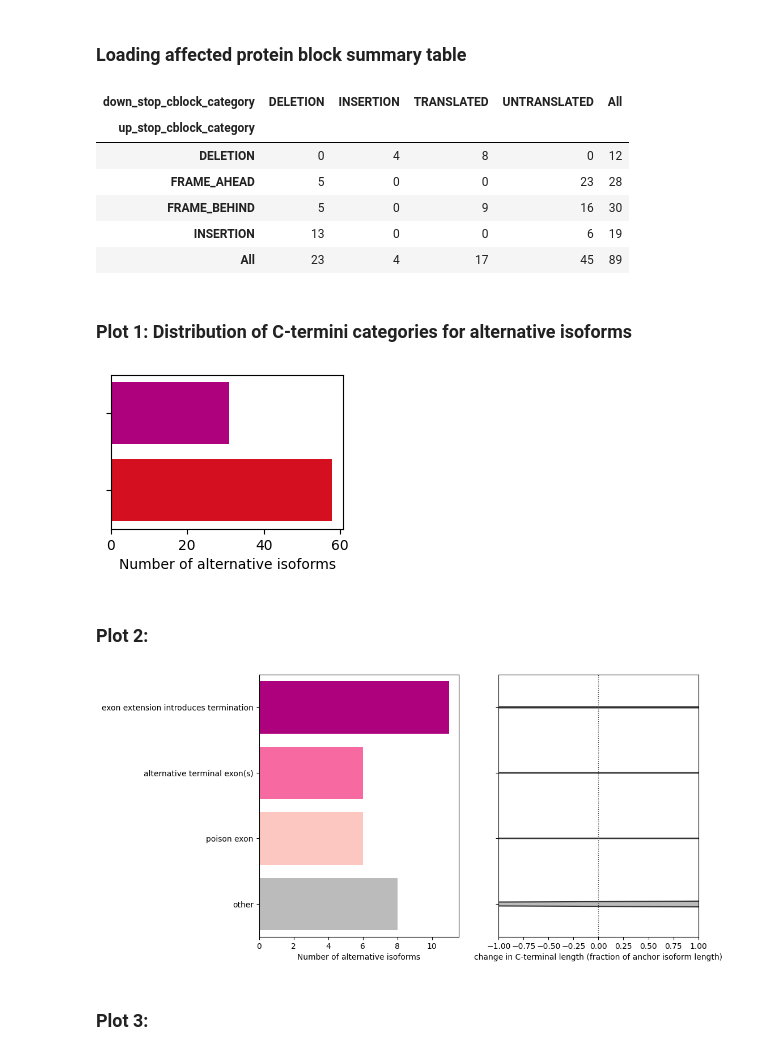
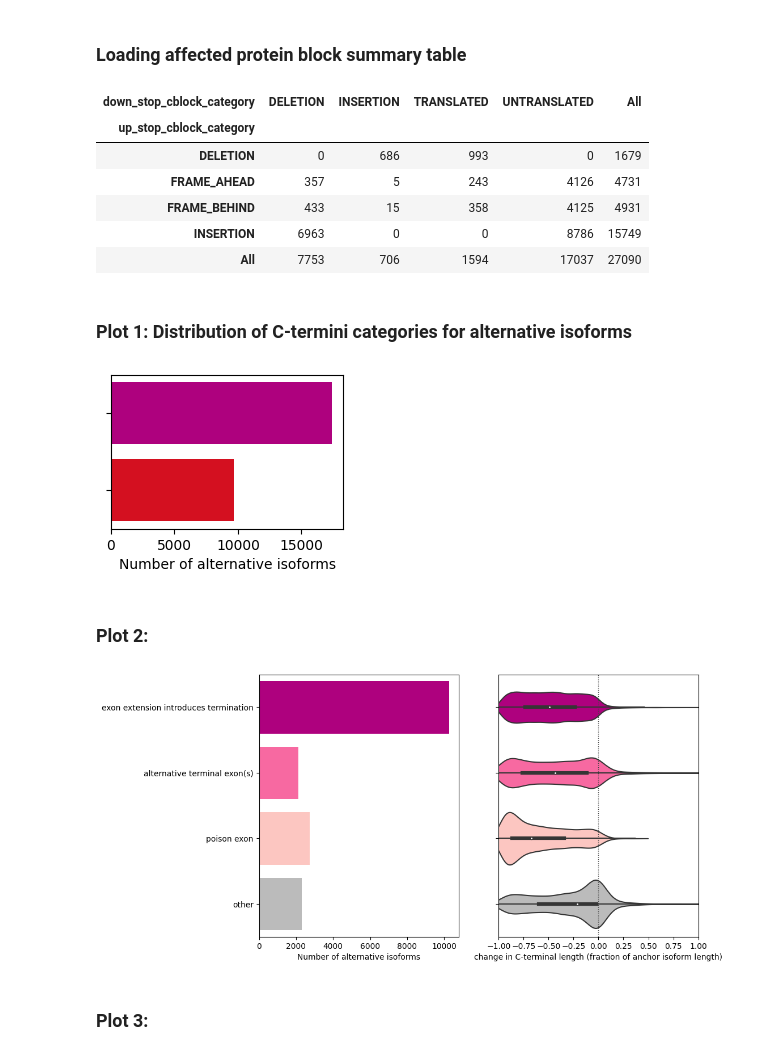
Before and after one commit to sheynkman-lab/biosurfer_analysis, a Jupyter notebook: scripts/c_termini_summary.ipynb, the cells around one changed output. Drawn from its saved outputs; the diff is of its cells as text; code cells hidden in the pictures.

```diff
--- a/scripts/c_termini_summary.ipynb
+++ b/scripts/c_termini_summary.ipynb
@@ -25,3 +29,6 @@ pblocks = pd.read_csv('../B_hybrid_aln_results_toy/pblocks.tsv', sep='\t')
+# %%
+# WTC11
+pblocks = pd.read_csv('../B_hybrid_aln_wtc11/pblocks.tsv', sep='\t')
 # %%
 class CTerminalChange():
     SPLICING = auto()
@@ -46,11 +53,11 @@ display(pd.crosstab(cterm_pblocks['up_stop_cblock_category'], cterm_pblocks['dow
 # %% [output]
 | down_stop_cblock_category | DELETION | INSERTION | TRANSLATED | UNTRANSLATED | All |
 | up_stop_cblock_category |  |  |  |  |  |
-| DELETION | 0 | 4 | 8 | 0 | 12 |
-| FRAME_AHEAD | 5 | 0 | 0 | 23 | 28 |
-| FRAME_BEHIND | 5 | 0 | 9 | 16 | 30 |
-| INSERTION | 13 | 0 | 0 | 6 | 19 |
-| All | 23 | 4 | 17 | 45 | 89 |
+| DELETION | 0 | 686 | 993 | 0 | 1679 |
+| FRAME_AHEAD | 357 | 5 | 243 | 4126 | 4731 |
+| FRAME_BEHIND | 433 | 15 | 358 | 4125 | 4931 |
+| INSERTION | 6963 | 0 | 0 | 8786 | 15749 |
+| All | 7753 | 706 | 1594 | 17037 | 27090 |
 # %% [markdown]
 ### Plot 1: Distribution of C-termini categories for alternative isoforms
 # %%
@@ -71,7 +78,7 @@ display(pd.crosstab(cterm_pblocks['up_stop_cblock_category'], cterm_pblocks['dow
     ax.set(xlabel='Number of alternative isoforms', ylabel=None, yticklabels=[])
     plt.savefig('../E_cterm_plots/cterm-class-counts.svg', dpi=200, facecolor=None)
 # %% [output]
-[figure, old version]
+[figure, new version]
 # %% [markdown]
 ### Plot 2:
 # %%
@@ -97,35 +104,35 @@ splice_subcat_order = tuple(cterm_splice_subcats.keys())
 
 cterm_splice_fig, axs = plt.subplots(1, 2, figsize=(10, 6))
 sns.countplot(
     ax = axs[0],
     data = cterm_pblocks[cterm_pblocks['cterm'] == "SPLICING"],
     y = 'splice_subcat',
     order = splice_subcat_order,
     palette = cterm_splice_palette_dict,
     saturation = 1,
     linewidth = 0,
 )
 axs[0].set(xlabel='Number of alternative isoforms', ylabel=None)
 
 sns.violinplot(
     ax = axs[1],
     data = cterm_pblocks[cterm_pblocks['cterm'] == "SPLICING"],
-    x = 'length_change',
+    x = 'anchor_relative_length_change',
     y = 'splice_subcat',
     order = splice_subcat_order,
     palette = cterm_splice_palette_dict,
     saturation = 1,
     gridsize = 200,
     scale = 'area',
 )
 xmax = max(axs[1].get_xlim())
 ymin, ymax = axs[1].get_ylim()
 axs[1].vlines(x=0, ymin=ymin, ymax=ymax, color='#444444', linewidth=1, linestyle=':')
 axs[1].set(xlim=(-1, 1), ylim=(ymin, ymax), xlabel='change in C-terminal length (fraction of anchor isoform length)', ylabel=None, yticklabels=[])
 
 plt.savefig('../E_cterm_plots//cterm-splicing-subcats.svg', dpi=200, facecolor=None, bbox_inches='tight')
 # %% [output]
-[figure, old version]
+[figure, new version]
 # %% [markdown]
 ### Plot 3:
 # %%
```
Also changed, not shown: parts of 3 cells of this notebook, 4 other files.
